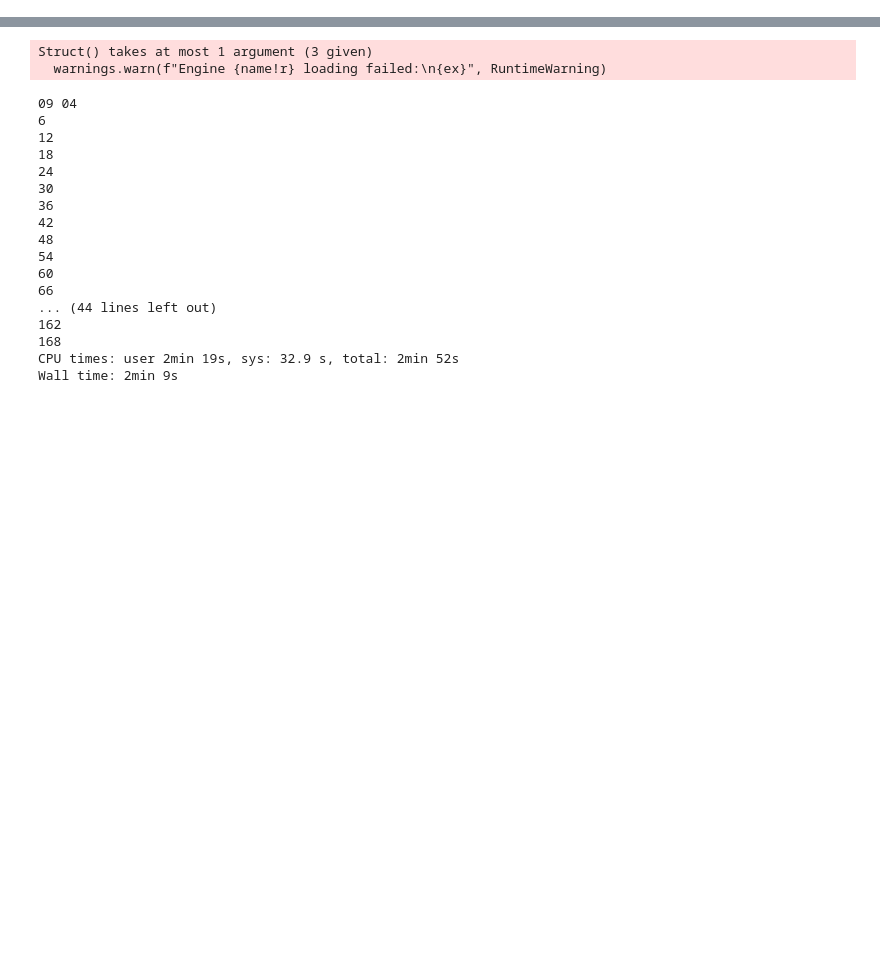
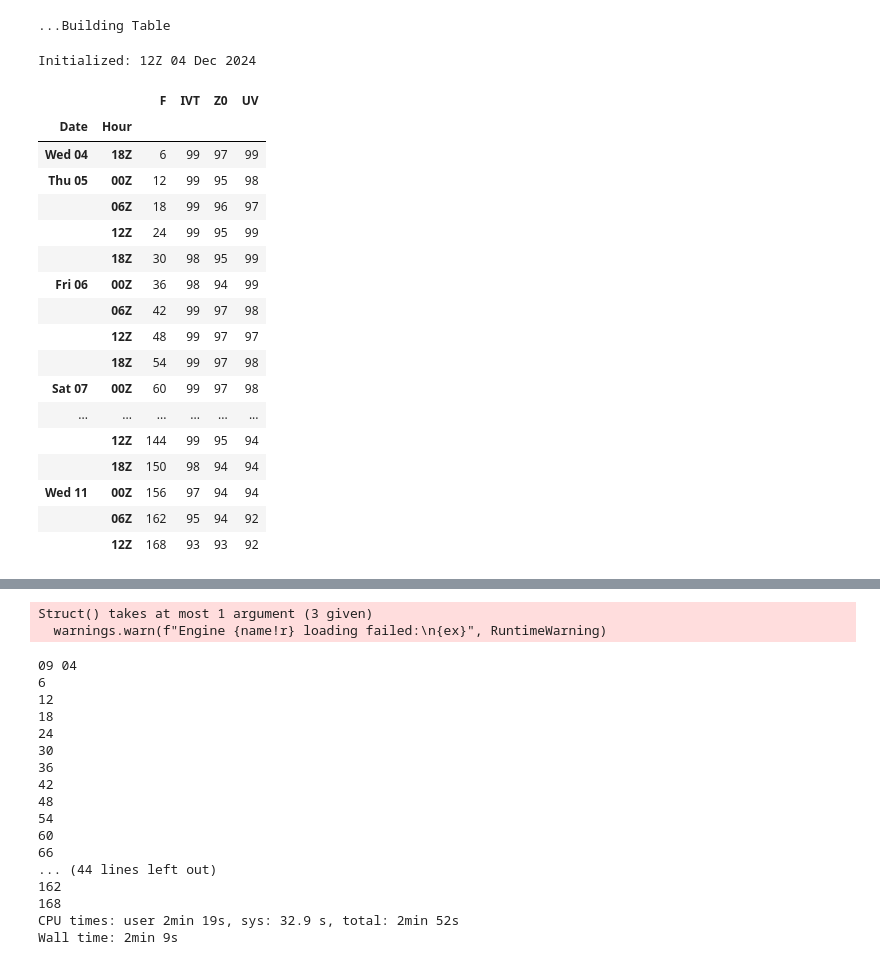
Before and after one commit to CW3E/mclimate_tool_cw3e, a Jupyter notebook: mclimate_ar_landfall_tool.ipynb, the cells around one changed output, grey strips where cells are left out. Drawn from its saved outputs; the diff is of its cells as text; code cells hidden in the pictures; blank space fills up the shorter version.

```diff
--- a/mclimate_ar_landfall_tool.ipynb
+++ b/mclimate_ar_landfall_tool.ipynb
@@ -21,0 +152,14 @@ from build_html_table import create_html_table
+# %%
+##############
+### UV1000 ###
+##############
+print('...Reading Freezing Level data for M-Climate comparison')
+varname = 'uv1000'
+model = 'GEFS'
+forecast, ds2 = mclim_func.run_compare_mclimate_forecast(varname, fdate, model, server='skyriver')
+
+print('...Writing uv1000 plots')
+for i, step in enumerate(step_lst):
+    print(step)
+    out_fname = fig_path + '{2}_{0}_mclimate_F{1}'.format(varname, step, map_ext)
+    plot_mclimate_forecast(ds1, forecast, step=step, varname='uv', fname=out_fname, ext_name=map_ext)
@@ -21,0 +184,8 @@ from build_html_table import create_html_table
+# %%
+## put into single dataset for table
+ds = ds.rename({'mclimate': 'ivt'})
+ds1 = ds1.rename({'mclimate': 'freezing_level'})
+ds2 = ds2.rename({'mclimate': 'uv'})
+ds3 = xr.merge([ds, ds1, ds2])
+ds3 = ds3.sortby('lat')
+ds3
@@ -21,0 +206,32 @@ from build_html_table import create_html_table
+# %%
+###################
+### BUILD TABLE ###
+###################
+print('...Building Table')
+df = create_html_table(ds3, map_ext)
+## convert to html
+df_html = df.to_html(index=False, formatters={'Hour': lambda x: '<b>' + x + '</b>'}, escape=False)
+# %% [output]
+...Building Table
+# %%
+df
+# %% [output]
+Initialized: 12Z 04 Dec 2024
+|  |  | F | IVT | Z0 | UV |
+| Date | Hour |  |  |  |  |
+| Wed 04 | 18Z | 6 | 99 | 97 | 99 |
+| Thu 05 | 00Z | 12 | 99 | 95 | 98 |
+|  | 06Z | 18 | 99 | 96 | 97 |
+|  | 12Z | 24 | 99 | 95 | 99 |
+|  | 18Z | 30 | 98 | 95 | 99 |
+| Fri 06 | 00Z | 36 | 98 | 94 | 99 |
+|  | 06Z | 42 | 99 | 97 | 98 |
+|  | 12Z | 48 | 99 | 97 | 97 |
+|  | 18Z | 54 | 99 | 97 | 98 |
+| Sat 07 | 00Z | 60 | 99 | 97 | 98 |
+| ... | ... | ... | ... | ... | ... |
+|  | 12Z | 144 | 99 | 95 | 94 |
+|  | 18Z | 150 | 98 | 94 | 94 |
+| Wed 11 | 00Z | 156 | 97 | 94 | 94 |
+|  | 06Z | 162 | 95 | 94 | 92 |
+|  | 12Z | 168 | 93 | 93 | 92 |
```
Also changed, not shown: parts of 12 cells of this notebook, 14 other files.
